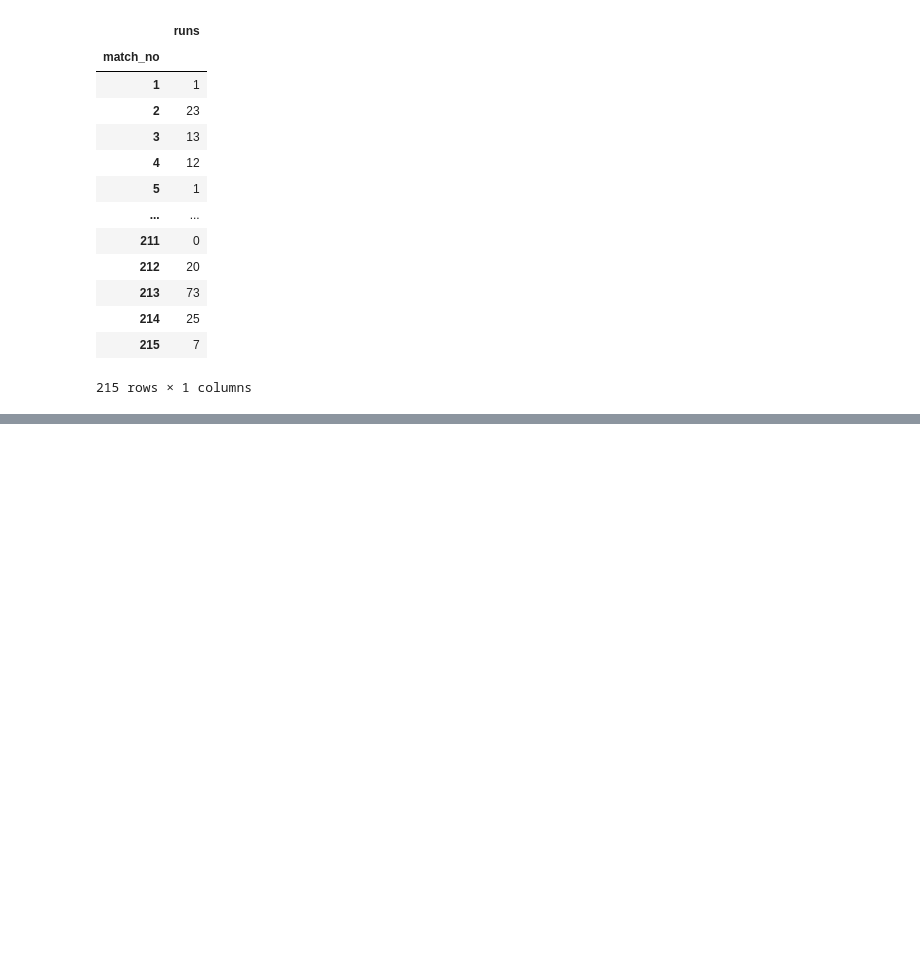
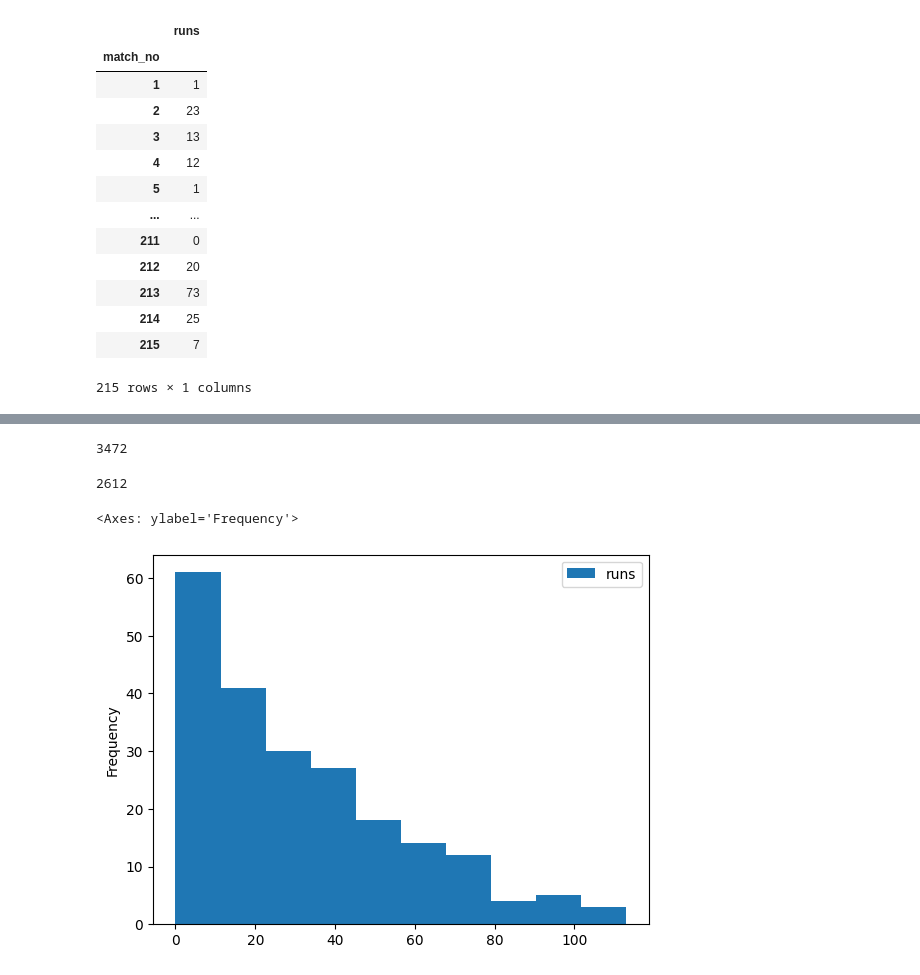
Before and after one commit to lanjudkarrenuka/workshop, a Jupyter notebook: pandas_basics.ipynb, the cells around one changed output, grey strips where cells are left out. Drawn from its saved outputs; the diff is of its cells as text; code cells hidden in the pictures; blank space fills up the shorter version.

```diff
--- a/pandas_basics.ipynb
+++ b/pandas_basics.ipynb
@@ -247,0 +251,3 @@ virat_kohli
+# %%
+virat_kohli= pd.read_csv(r'/content/kohli_ipl.csv',index_col='match_no')
+virat_kohli
@@ -247,0 +330,3 @@ virat_kohli
+# %%
+virat_kohli.sort_values(inplace=True, by='runs')
+virat_kohli
@@ -247,0 +613,17 @@ virat_kohli
+# %%
+#astype
+import sys
++sys.getsizeof(virat_kohli)
+# %% [output]
+3472
+# %%
+#astype
+import sys
+sys.getsizeof(virat_kohli.astype('int32'))
+# %% [output]
+2612
+# %%
+virat_kohli.plot(kind='hist')
+# %% [output]
+<Axes: ylabel='Frequency'>
+[figure, added]
```
Also changed, not shown: parts of 48 cells of this notebook.
